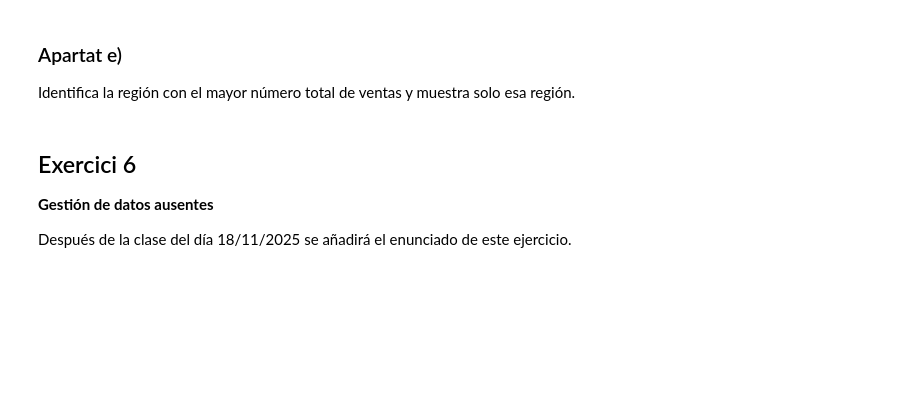
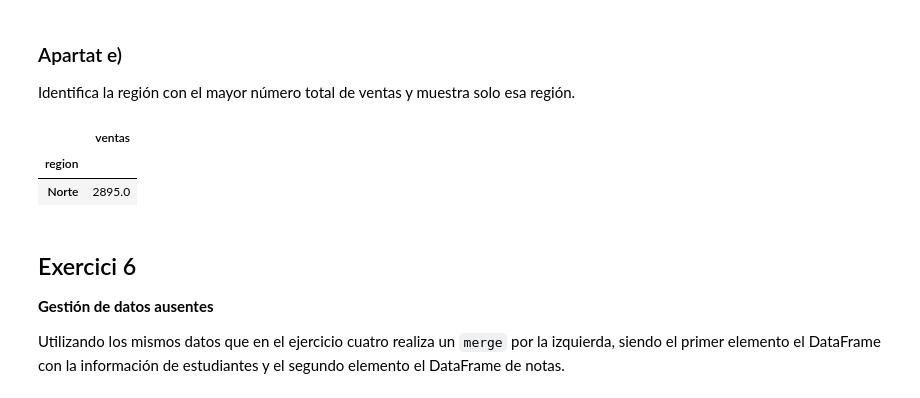
Before and after one commit to albertmoyanadal/ttad, a Jupyter notebook: delivery/ttad_practica_2_albert_moya.ipynb, the cells around one changed output. Cells and saved outputs as stored; diff of their text form; code cells hidden in the pictures; blank space fills up the shorter version.

```diff
--- a/delivery/ttad_practica_2_albert_moya.ipynb
+++ b/delivery/ttad_practica_2_albert_moya.ipynb
@@ -534,9 +534,17 @@ np.int64(1745)
 ### Apartat e)
 
 Identifica la región con el mayor número total de ventas y muestra solo esa región.
+# %%
+total_region = ventas.groupby('region').aggregate({'ventas': 'sum'})
+region_max = total_region['ventas'].max()
+total_region.where(total_region['ventas'] == region_max).dropna()
+# %% [output]
+|  | ventas |
+| region |  |
+| Norte | 2895.0 |
 # %% [markdown]
 ## Exercici 6
 
 **Gestión de datos ausentes**
 
-Después de la clase del día 18/11/2025 se añadirá el enunciado de este ejercicio.
+Utilizando los mismos datos que en el ejercicio cuatro realiza un `merge` por la izquierda, siendo el primer elemento el DataFrame con la información de estudiantes y el segundo elemento el DataFrame de notas.
```
Also changed, not shown: parts of 7 cells of this notebook.
